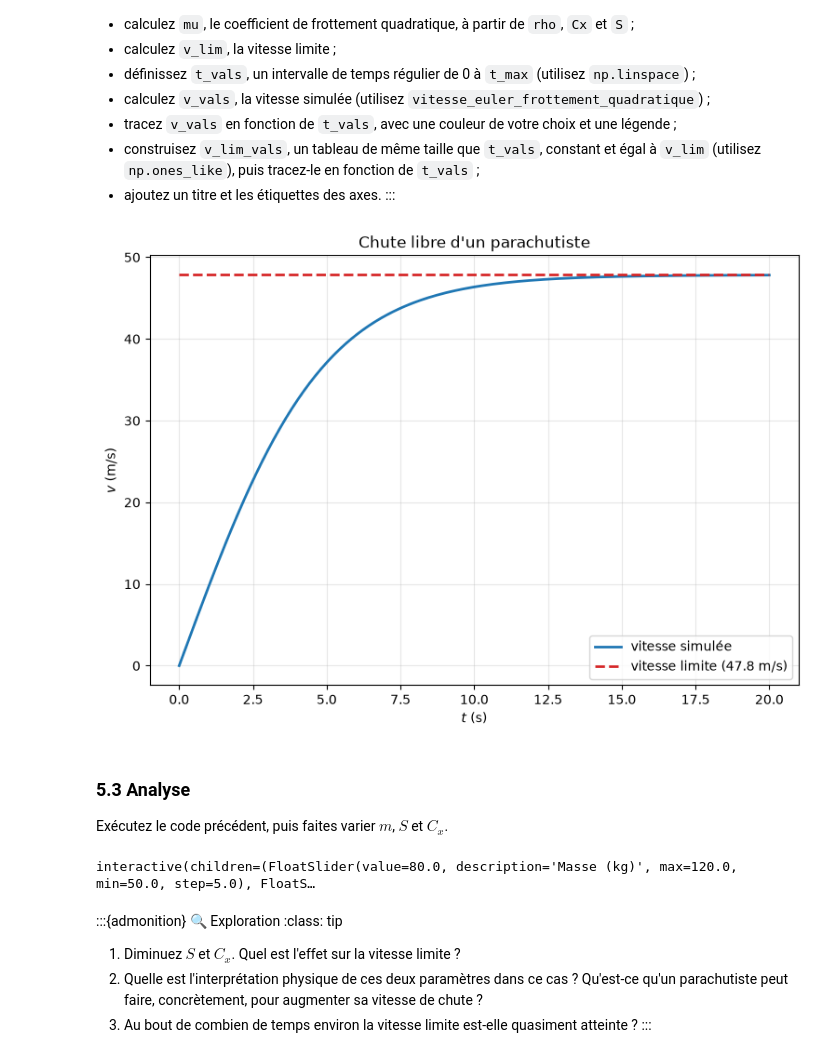
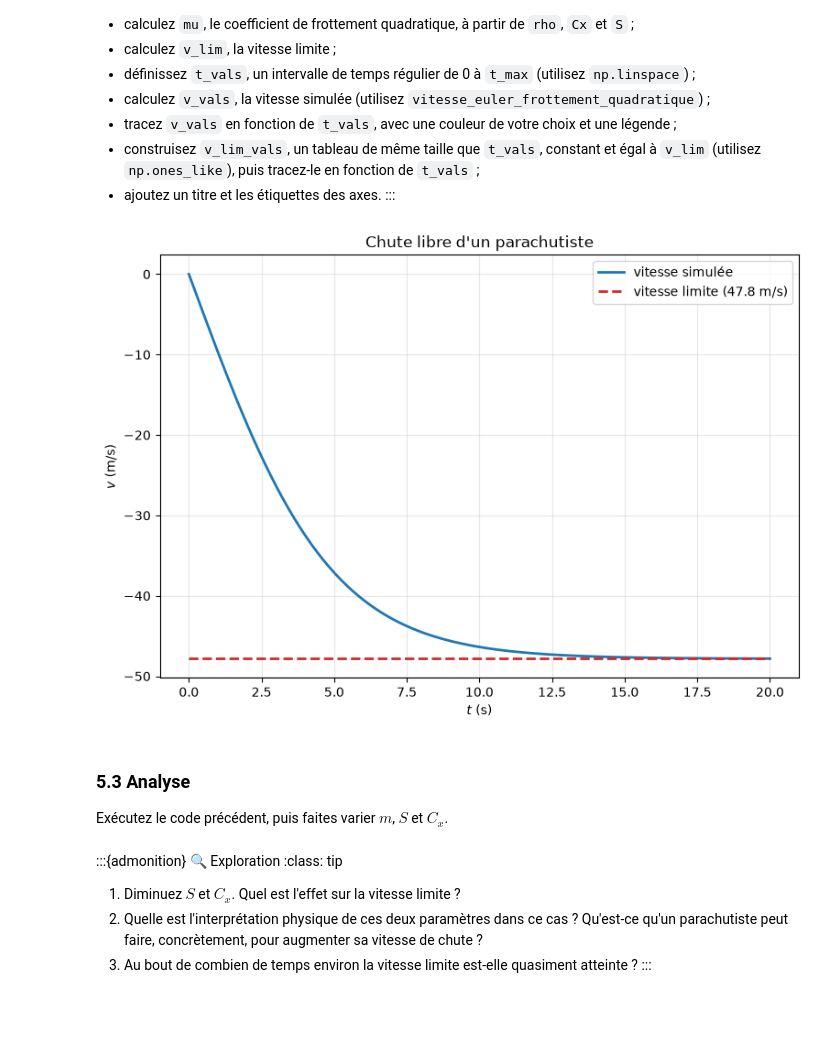
Before and after one commit to ECE-Ecole-Ingenieurs/cours-physique, a Jupyter notebook: notebooks/tp05_chute_avec_frottement_teacher.ipynb, the cells around one changed output. Drawn from its saved outputs; the diff is of its cells as text; code cells hidden in the pictures; blank space fills up the shorter version.

```diff
--- a/notebooks/tp05_chute_avec_frottement_teacher.ipynb
+++ b/notebooks/tp05_chute_avec_frottement_teacher.ipynb
@@ -843,36 +843,36 @@ simulée du parachutiste jusqu'à sa vitesse limite.
 # %%
 def tracer_parachutiste(m=80.0, S=0.7, Cx=0.8):
     """Simule la vitesse d'un parachutiste jusqu'à la vitesse limite."""
     g = 9.81
     rho = 1.225  # masse volumique de l'air au sol [kg/m^3]  # ne pas modifier
     fig, ax = plt.subplots(figsize=(9, 6))  # ne pas modifier
 
     # à vous de coder :
     # -----
     mu = 0.5 * rho * Cx * S
     v_lim = np.sqrt(m * g / mu)
 
     t_max = 20.0
     t_vals = np.linspace(0.0, t_max, 200)
     v_vals = np.abs(vitesse_euler_frottement_quadratique(t_vals, m, mu))
     v_lim_vals = np.ones_like(t_vals) * v_lim
 
-    ax.plot(t_vals, v_vals, color='tab:blue', linewidth=2, label='vitesse simulée')
-    ax.plot(t_vals, v_lim_vals, color='tab:red', linestyle='--', linewidth=2, label=f'vitesse limite ({v_lim:.1f} m/s)')
+    ax.plot(t_vals, -v_vals, color='tab:blue', linewidth=2, label='vitesse simulée')
+    ax.plot(t_vals, -v_lim_vals, color='tab:red', linestyle='--', linewidth=2, label=f'vitesse limite ({v_lim:.1f} m/s)')
     ax.set_xlabel(r'$t$ (s)')
     ax.set_ylabel(r'$v$ (m/s)')
     ax.set_title('Chute libre d\'un parachutiste')
     # ----- arrêtez-vous ici, il ne reste plus qu'à afficher la figure
 
     ax.grid(alpha=0.3)
-    ax.legend(loc='lower right')
+    ax.legend(loc='upper right')
 
     plt.show()
     plt.close(fig)
 
 tracer_parachutiste()
 # %% [output]
-[figure, old version]
+[figure, new version]
 # %% [markdown]
 ### 5.3 Analyse
 
@@ -884,8 +884,6 @@ interact(
     S=FloatSlider(value=0.7, min=0.2, max=1.0, step=0.05, description='Surface (m²)'),
     Cx=FloatSlider(value=0.8, min=0.3, max=1.2, step=0.05, description='Cx'),
 );
-# %% [output]
-interactive(children=(FloatSlider(value=80.0, description='Masse (kg)', max=120.0, min=50.0, step=5.0), FloatS…
 # %% [markdown]
 :::{admonition} 🔍 Exploration
 :class: tip
```
